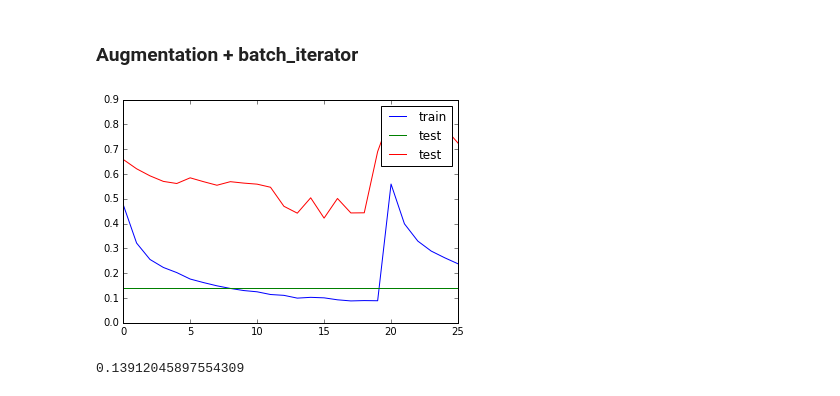
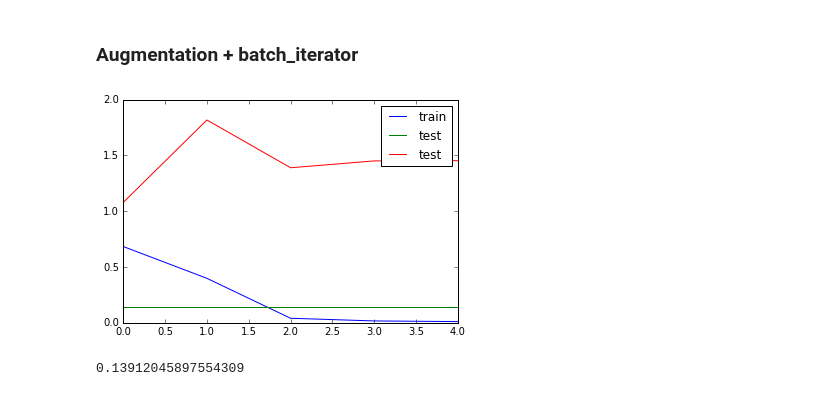
Before and after one commit to rykachevskiy/ds_bowl_2018, a Jupyter notebook: notebooks/Unet.ipynb, the cells around one changed output. Cells and saved outputs as stored; diff of their text form; code cells hidden in the pictures.

```diff
--- a/notebooks/Unet.ipynb
+++ b/notebooks/Unet.ipynb
@@ -269,7 +265,7 @@ train_loss = []
 val_scores = []
 val_loss = []
 # %%
-epochs = 20
+epochs = 5
 # %%
 for epoch in range(epochs):
     curr_loss = 0
@@ -278,35 +274,35 @@ for epoch in range(epochs):
     for i, (batch) in tqdm(enumerate(iterate_minibatches(imgs[:],20))):
         shapes = np.concatenate(([np.array(image.shape).reshape(1, -1) for image in batch]))
         batch_shape = (u16_d(shapes[:,0].min() - 1), u16_d(shapes[:,1].min() - 1))
         images = [crop(im, batch_shape) for im in batch]
 
         batch_x = np.concatenate([np.expand_dims(im[:,:,:1],0) for im in images], 0)
         batch_y = np.concatenate([np.expand_dims(im[:,:,1:2],0) for im in images], 0)
 
 
-        batch_loss = sess.run([train_step,loss], feed_dict={x : batch_x, target: batch_y, training : True})
+        batch_loss = sess.run([train_step,loss], feed_dict={x : batch_y, target: batch_y, training : 0})
         curr_loss += batch_loss[1]
 
     train_loss.append(curr_loss / (i + 1))
 
     val_score = validate_simple(val_data)
 
 #     if epoch != 0:
 #         if val_score < val_scores[-1]:
 #             save_model("../model/model_1/")
 
 
     val_scores.append(val_score)
     val_loss.append(sess.run(loss, feed_dict={x:batch_x, target:batch_y, training:0}))
 
     display.clear_output(wait=True)
     plt.plot(train_loss, label='train')
     plt.plot(val_scores, label='test')
     plt.plot(val_loss, label='test')
     plt.legend()
     plt.show()
 # %% [output]
-[figure, old version]
+[figure, new version]
 # %%
 val_score = validate_simple(val_data)
 # %%
```
Also changed, not shown: parts of 5 cells of this notebook.
